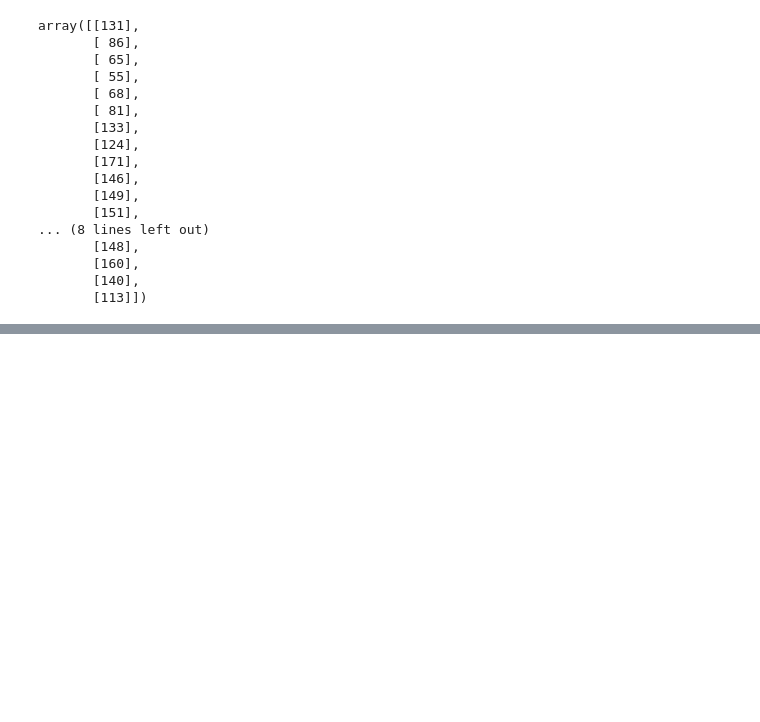
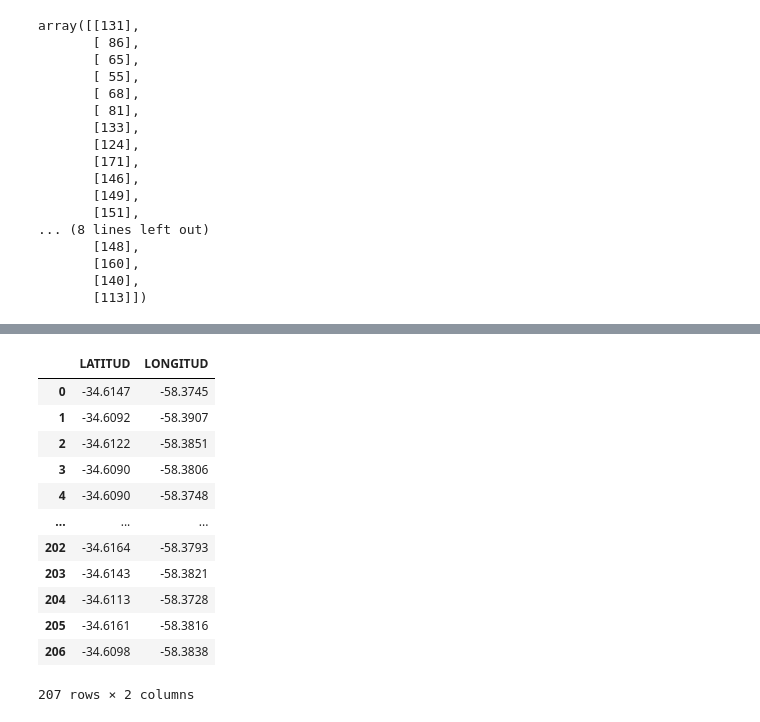
Before and after one commit to NicolasCH24/CrimeApp, a Jupyter notebook: Notebooks/AppCrime/Mapa/streamlit_map.ipynb, the cells around one changed output, grey strips where cells are left out. Cells and saved outputs as stored; diff of their text form; code cells hidden in the pictures; blank space fills up the shorter version.

```diff
--- a/Notebooks/AppCrime/Mapa/streamlit_map.ipynb
+++ b/Notebooks/AppCrime/Mapa/streamlit_map.ipynb
@@ -245,0 +301,16 @@ df_tabla = pd.DataFrame(
+# %%
+df[['LATITUD', 'LONGITUD']]
+# %% [output]
+|  | LATITUD | LONGITUD |
+| 0 | -34.6147 | -58.3745 |
+| 1 | -34.6092 | -58.3907 |
+| 2 | -34.6122 | -58.3851 |
+| 3 | -34.6090 | -58.3806 |
+| 4 | -34.6090 | -58.3748 |
+| ... | ... | ... |
+| 202 | -34.6164 | -58.3793 |
+| 203 | -34.6143 | -58.3821 |
+| 204 | -34.6113 | -58.3728 |
+| 205 | -34.6161 | -58.3816 |
+| 206 | -34.6098 | -58.3838 |
+207 rows × 2 columns
```
Also changed, not shown: parts of 6 cells of this notebook.
